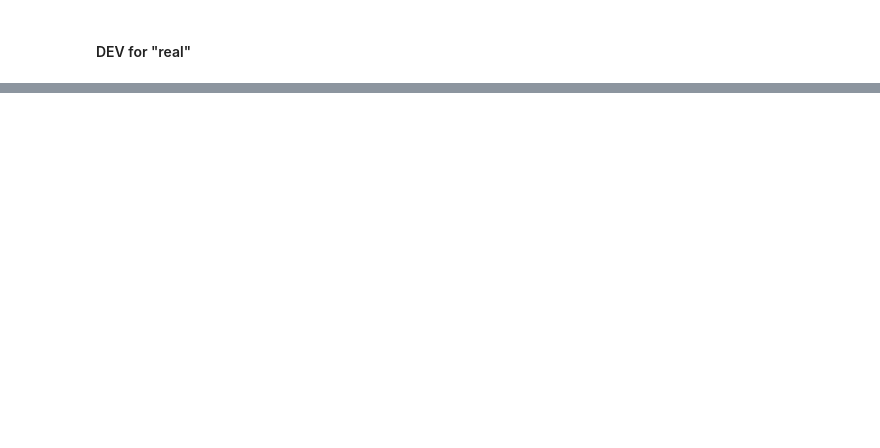
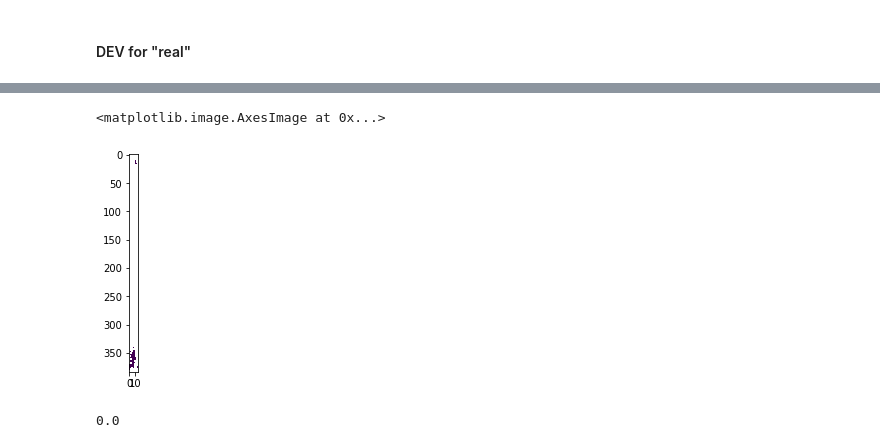
Before and after one commit to mollymwieringa/assimilation, a Jupyter notebook: track_selection.ipynb, the cells around one changed output, grey strips where cells are left out. Drawn from its saved outputs; the diff is of its cells as text; code cells hidden in the pictures; blank space fills up the shorter version.

```diff
--- a/track_selection.ipynb
+++ b/track_selection.ipynb
@@ -248,0 +407,7 @@ ax.set_extent([-180, 180, 90, 60], ccrs.PlateCarree())
+# %%
+number = 15
+gridlines = np.linspace(70, 280, 15)
+gridline = gridlines[int(((len(gridlines)-1)/2)-(number-1)/2) : int(((len(gridlines)-1)/2)+(number-1)/2)+1]
+gridline = [int(x) for x in gridline]
+# %%
+t_fb = get_freeboard(truth)
@@ -248,0 +420,2 @@ ax.set_extent([-180, 180, 90, 60], ccrs.PlateCarree())
+# %%
+t_fb = t_fb.sel(ni = gridline)
@@ -248,0 +442,7 @@ ax.set_extent([-180, 180, 90, 60], ccrs.PlateCarree())
+# %%
+diff = written.freeboard.values - t_fb.values
+# %%
+plt.imshow(diff[0])
+# %% [output]
+<matplotlib.image.AxesImage at 0x...>
+[figure, added]
@@ -248,0 +451,4 @@ ax.set_extent([-180, 180, 90, 60], ccrs.PlateCarree())
+# %%
+diff.sum()
+# %% [output]
+0.0
```
Also changed, not shown: parts of 41 cells of this notebook, 5 other files.
